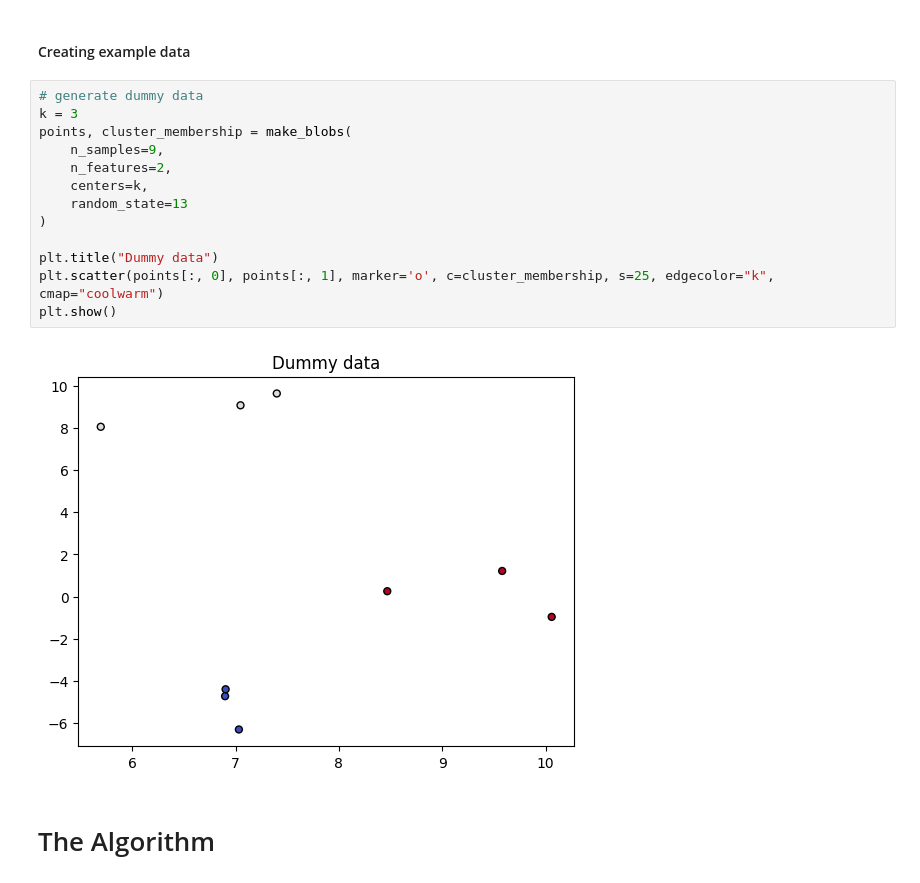
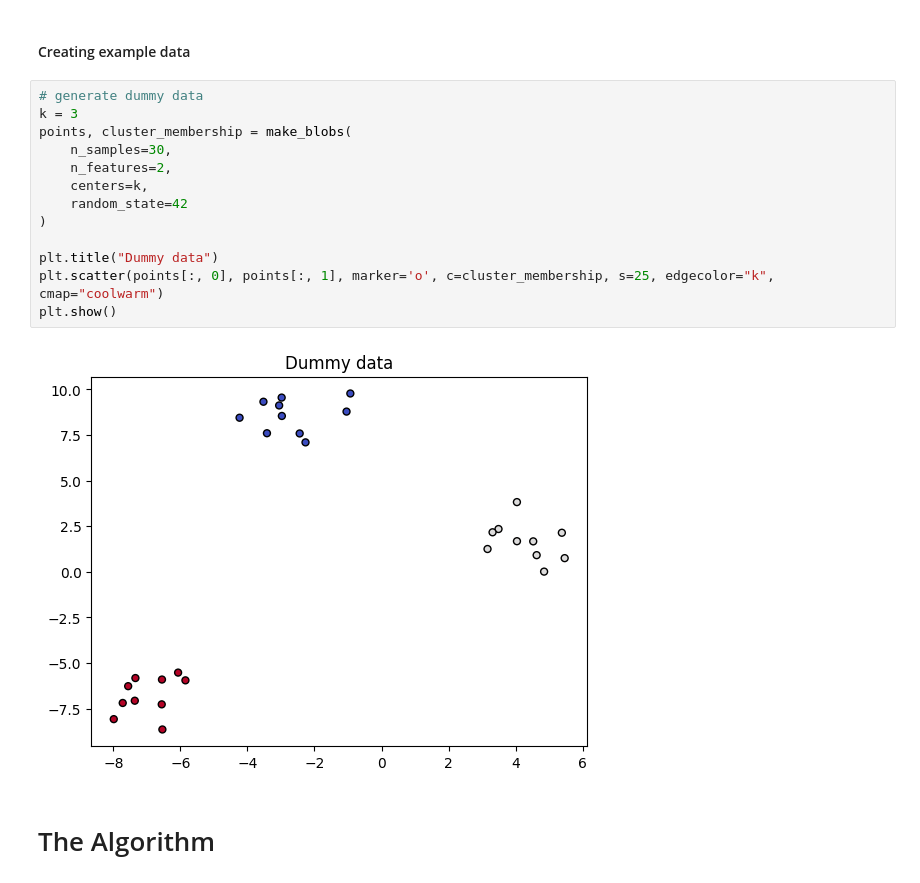
Before and after one commit to TheTree27/fair-kMSR, a Jupyter notebook: ufkmsr.ipynb, the cells around one changed output. Saved outputs shown, nothing was run; the diff lists cells and outputs as text.

```diff
--- a/ufkmsr.ipynb
+++ b/ufkmsr.ipynb
@@ -19,18 +19,18 @@ import math
 # %%
 # generate dummy data
 k = 3
 points, cluster_membership = make_blobs(
-    n_samples=9,
+    n_samples=30,
     n_features=2,
     centers=k,
-    random_state=13
+    random_state=42
 )
 
 plt.title("Dummy data")
 plt.scatter(points[:, 0], points[:, 1], marker='o', c=cluster_membership, s=25, edgecolor="k", cmap="coolwarm")
 plt.show()
 # %% [output]
-[figure, old version]
+[figure, new version]
 # %% [markdown]
 # The Algorithm
 # %% [markdown]
```
Also changed, not shown: parts of 6 cells of this notebook.
